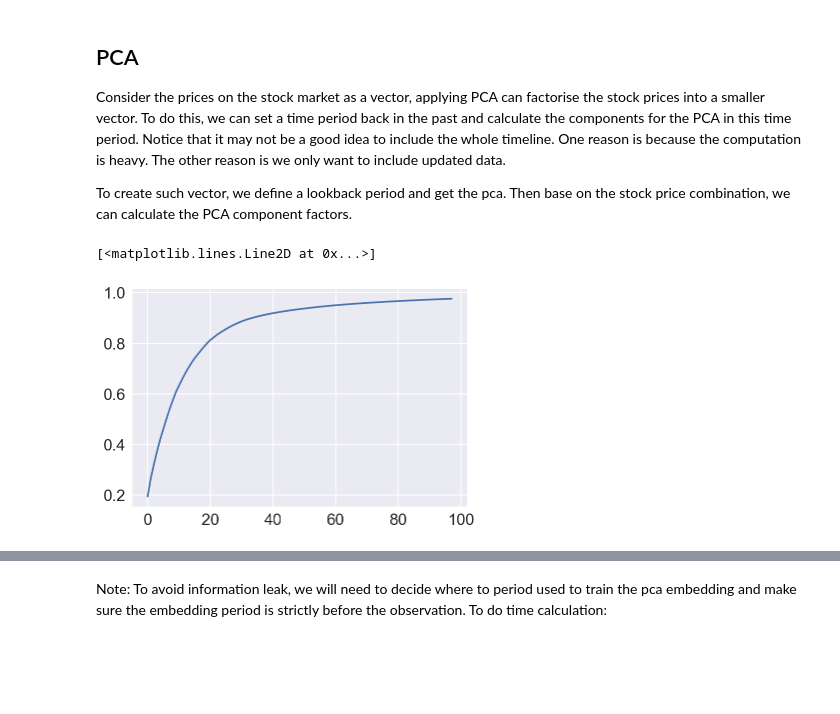
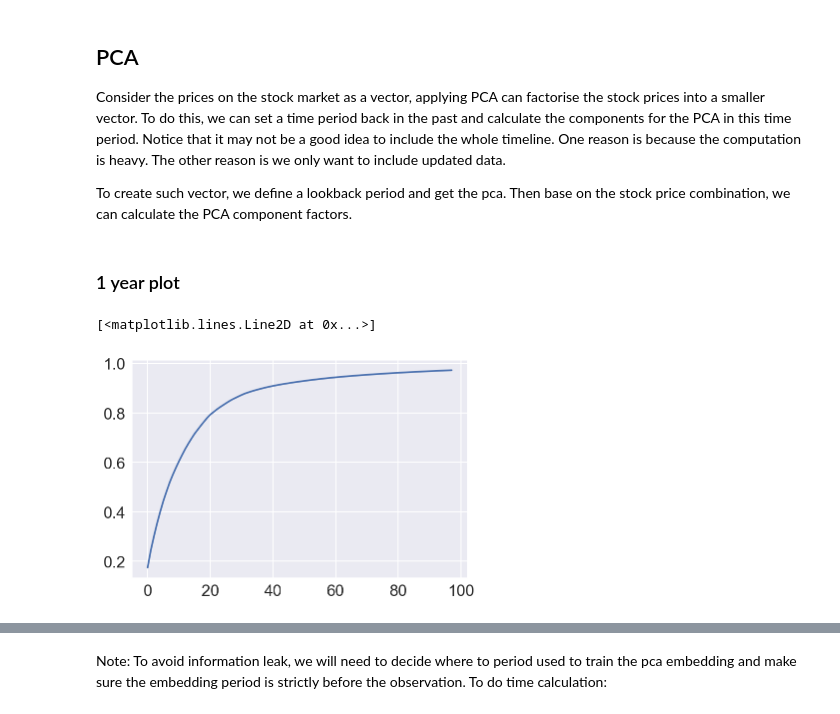
Before and after one commit to CKPOON0619/Kaggle2Sigma, a Jupyter notebook: Market Data Transform and Features Engineering.ipynb, the cells around one changed output, grey strips where cells are left out. Cells and saved outputs as stored; diff of their text form; code cells hidden in the pictures; blank space fills up the shorter version.

```diff
--- a/Market Data Transform and Features Engineering.ipynb
+++ b/Market Data Transform and Features Engineering.ipynb
@@ -183,22 +182,30 @@ To do this, we can set a time period back in the past and calculate the componen
 To create such vector, we define a lookback period and get the pca. Then base on the stock price combination, we can calculate the PCA component factors.
 # %%
 def PCA_embedding(df,timeStart,timeEnd,components):
+    '''
+    Do the time cutting and calculate the pca.
+    The index of the dataframe must be datetime
+    '''
     import numpy as np
     from sklearn.decomposition import PCA
+    if(not isinstance(pivot.index, pd.DatetimeIndex)):
+        df.index = pd.to_datetime(df.index )
     T_s=pd.Timestamp(timeStart)
     T_e=pd.Timestamp(timeEnd)
     df_T=df[T_s:T_e]
     pca = PCA(n_components=components)
-    pca.fit(pivot[T_s:T_e])
-    return pca
+    pca.fit(df_T)
+    centre=list(df_T.mean())
+    return pca,centre
+# %% [markdown]
+### 1 year plot
 # %%
-'''
+#2012-12-31 to 2013-12-31 plot
 elbow_curve=[]
 for c in range(2,100):
-    pca=PCA_embedding(pivot,'2013-1-1','2013-12-30',c)
+    pca,centre=PCA_embedding(pivot,'2012-12-31','2013-12-31',c)
     elbow_curve.append((pca.explained_variance_ratio_.sum()))
 plt.plot([i for i in elbow_curve])
-'''
 # %% [output]
 [<matplotlib.lines.Line2D at 0x...>]
-[figure, old version]
+[figure, new version]
```
Also changed, not shown: parts of 18 cells of this notebook.
